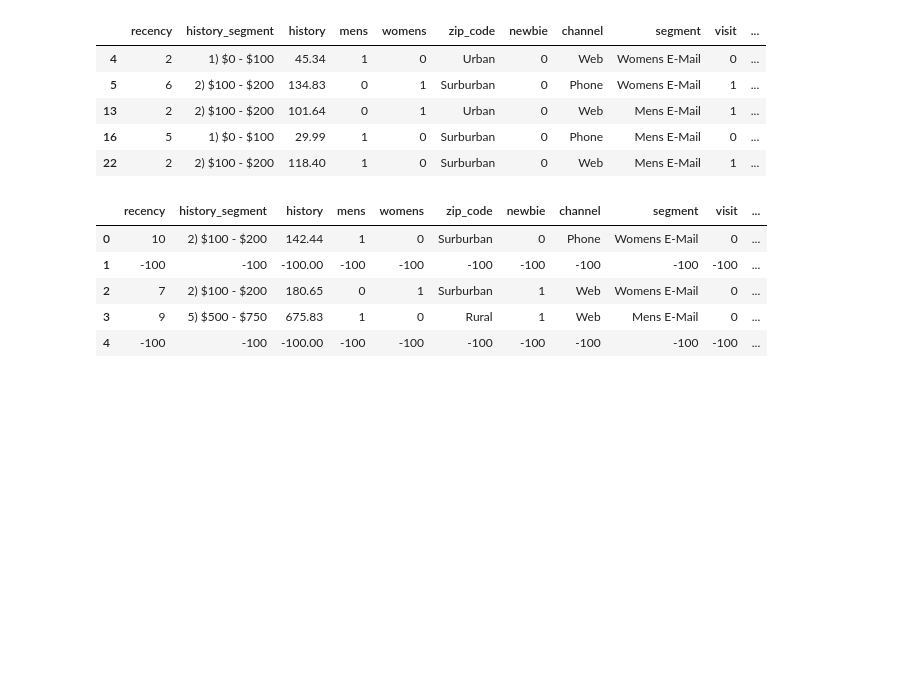
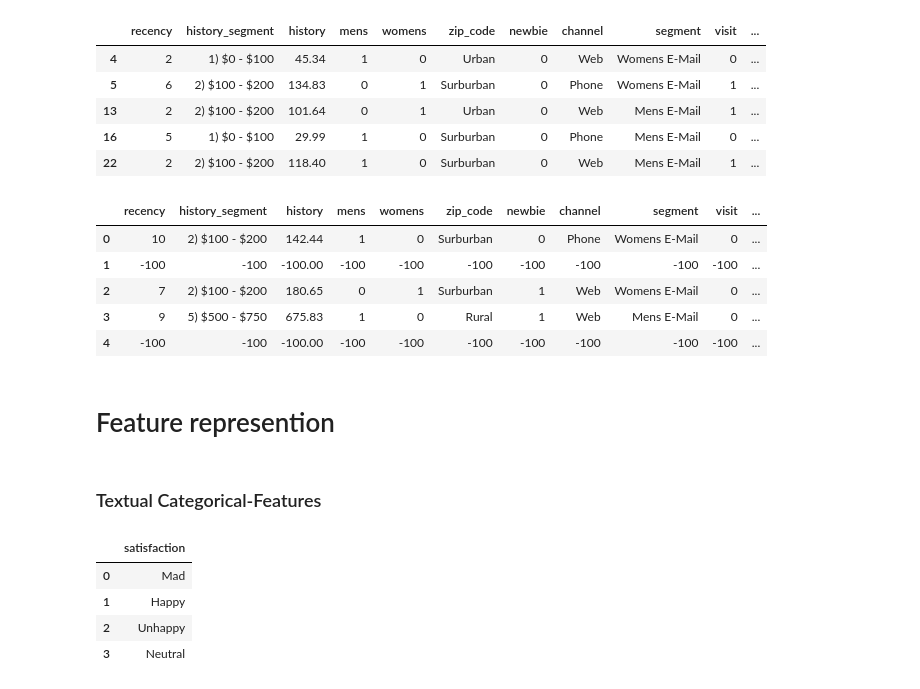
Before and after one commit to rbk2145/edx-Microsoft--DAT210x, a Jupyter notebook: DAT210x-master/Module2/Module2- Practice.ipynb, the cells around one changed output. Saved outputs shown, nothing was run; the diff lists cells and outputs as text; code cells hidden in the pictures; blank space fills up the shorter version.

```diff
--- a/DAT210x-master/Module2/Module2- Practice.ipynb
+++ b/DAT210x-master/Module2/Module2- Practice.ipynb
@@ -124,3 +124,7 @@ df.head()
 | 2 | 7 | 2) $100 - $200 | 180.65 | 0 | 1 | Surburban | 1 | Web | Womens E-Mail | 0 | ... |
 | 3 | 9 | 5) $500 - $750 | 675.83 | 1 | 0 | Rural | 1 | Web | Mens E-Mail | 0 | ... |
 | 4 | -100 | -100 | -100.00 | -100 | -100 | -100 | -100 | -100 | -100 | -100 | ... |
+# %% [markdown]
+# Feature represention
+# %% [markdown]
+### Textual Categorical-Features
@@ -126,0 +133,10 @@ df.head()
+# %%
+df1 = pd.DataFrame({'satisfaction':['Mad', 'Happy', 'Unhappy', 'Neutral']})
+# %%
+df1
+# %% [output]
+|  | satisfaction |
+| 0 | Mad |
+| 1 | Happy |
+| 2 | Unhappy |
+| 3 | Neutral |
```
Also changed, not shown: parts of 19 cells of this notebook.
